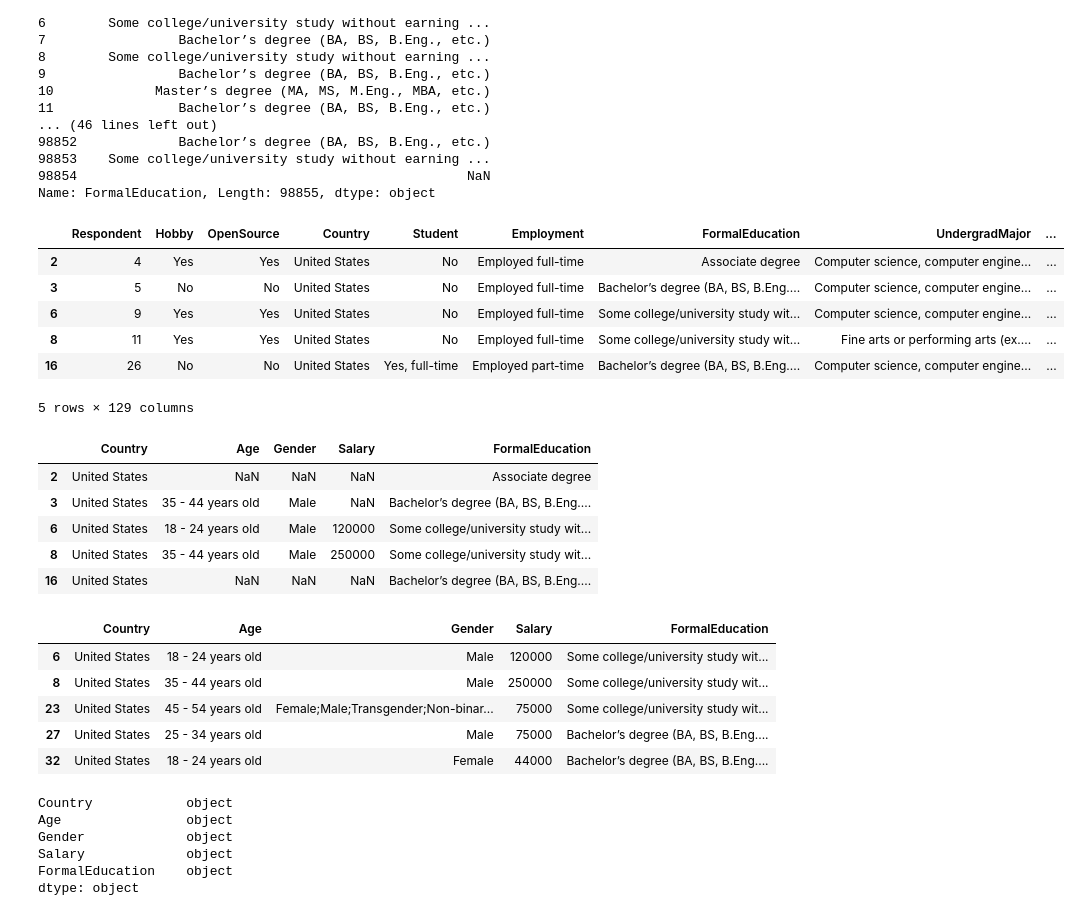
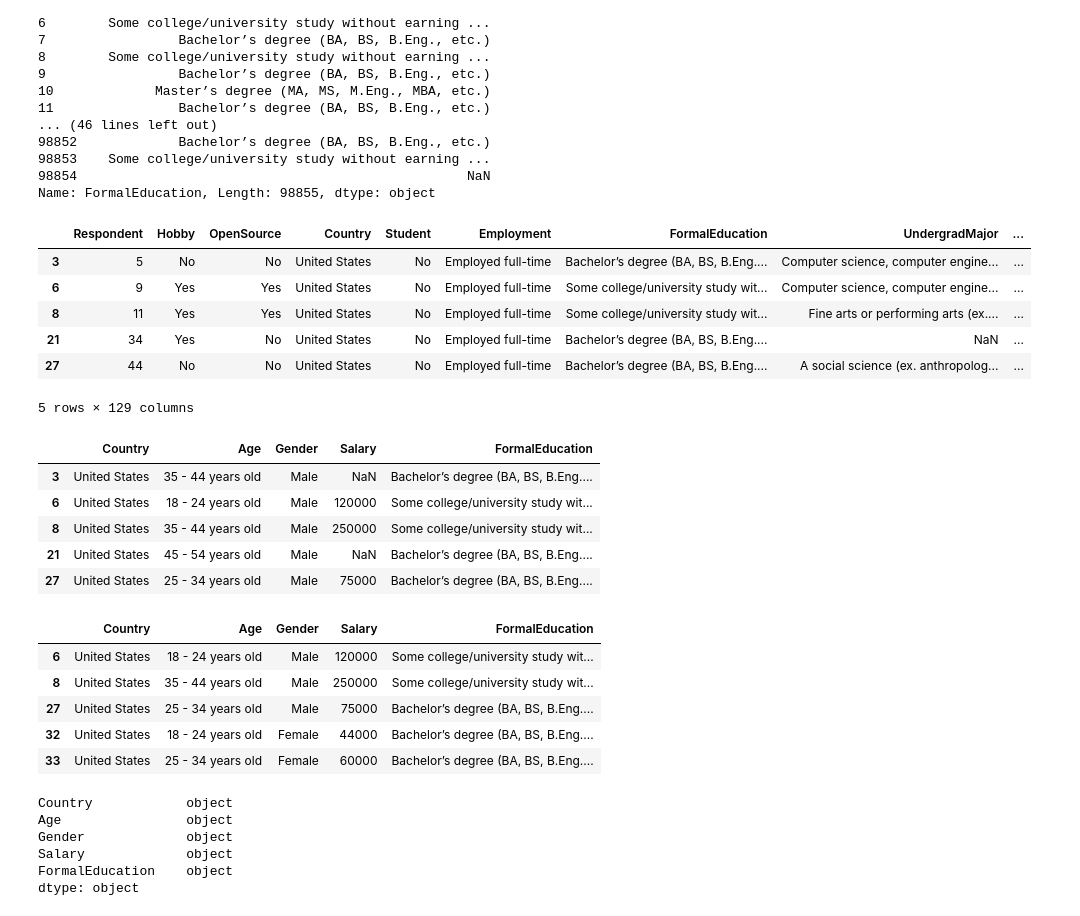
Before and after one commit to haobaids/FinalProject, a Jupyter notebook: static/python/salary.ipynb, the cells around one changed output. Saved outputs shown, nothing was run; the diff lists cells and outputs as text; code cells hidden in the pictures.

```diff
--- a/static/python/salary.ipynb
+++ b/static/python/salary.ipynb
@@ -48,26 +48,27 @@ salary_df['FormalEducation']
 98854                                                  NaN
 Name: FormalEducation, Length: 98855, dtype: object
 # %%
-salary_df_filtered = salary_df[salary_df['Country'] == 'United States']
+salary_df_filteredcountry = salary_df[salary_df['Country'] == 'United States']
+salary_df_filtered = salary_df_filteredcountry[(salary_df_filteredcountry['Gender'] == 'Female')|(salary_df_filteredcountry['Gender'] == 'Male')]
 salary_df_filtered.head()
 # %% [output]
 |  | Respondent | Hobby | OpenSource | Country | Student | Employment | FormalEducation | UndergradMajor | ... |
-| 2 | 4 | Yes | Yes | United States | No | Employed full-time | Associate degree | Computer science, computer engine... | ... |
 | 3 | 5 | No | No | United States | No | Employed full-time | Bachelor’s degree (BA, BS, B.Eng.... | Computer science, computer engine... | ... |
 | 6 | 9 | Yes | Yes | United States | No | Employed full-time | Some college/university study wit... | Computer science, computer engine... | ... |
 | 8 | 11 | Yes | Yes | United States | No | Employed full-time | Some college/university study wit... | Fine arts or performing arts (ex.... | ... |
-| 16 | 26 | No | No | United States | Yes, full-time | Employed part-time | Bachelor’s degree (BA, BS, B.Eng.... | Computer science, computer engine... | ... |
+| 21 | 34 | Yes | No | United States | No | Employed full-time | Bachelor’s degree (BA, BS, B.Eng.... | NaN | ... |
+| 27 | 44 | No | No | United States | No | Employed full-time | Bachelor’s degree (BA, BS, B.Eng.... | A social science (ex. anthropolog... | ... |
 5 rows × 129 columns
 # %%
 salary_df_filtered_new = salary_df_filtered[['Country', 'Age', 'Gender','Salary','FormalEducation']].copy()
 salary_df_filtered_new.head()
 # %% [output]
 |  | Country | Age | Gender | Salary | FormalEducation |
-| 2 | United States | NaN | NaN | NaN | Associate degree |
 | 3 | United States | 35 - 44 years old | Male | NaN | Bachelor’s degree (BA, BS, B.Eng.... |
 | 6 | United States | 18 - 24 years old | Male | 120000 | Some college/university study wit... |
 | 8 | United States | 35 - 44 years old | Male | 250000 | Some college/university study wit... |
-| 16 | United States | NaN | NaN | NaN | Bachelor’s degree (BA, BS, B.Eng.... |
+| 21 | United States | 45 - 54 years old | Male | NaN | Bachelor’s degree (BA, BS, B.Eng.... |
+| 27 | United States | 25 - 34 years old | Male | 75000 | Bachelor’s degree (BA, BS, B.Eng.... |
 # %%
 salary_df_filtered_new.dropna(inplace = True)
 salary_df_filtered_new.head()
@@ -75,9 +76,9 @@ salary_df_filtered_new.head()
 |  | Country | Age | Gender | Salary | FormalEducation |
 | 6 | United States | 18 - 24 years old | Male | 120000 | Some college/university study wit... |
 | 8 | United States | 35 - 44 years old | Male | 250000 | Some college/university study wit... |
-| 23 | United States | 45 - 54 years old | Female;Male;Transgender;Non-binar... | 75000 | Some college/university study wit... |
 | 27 | United States | 25 - 34 years old | Male | 75000 | Bachelor’s degree (BA, BS, B.Eng.... |
 | 32 | United States | 18 - 24 years old | Female | 44000 | Bachelor’s degree (BA, BS, B.Eng.... |
+| 33 | United States | 25 - 34 years old | Female | 60000 | Bachelor’s degree (BA, BS, B.Eng.... |
 # %%
 salary_df_filtered_new.dtypes
 # %% [output]
```
Also changed, not shown: parts of 12 cells of this notebook, 11 other files.
